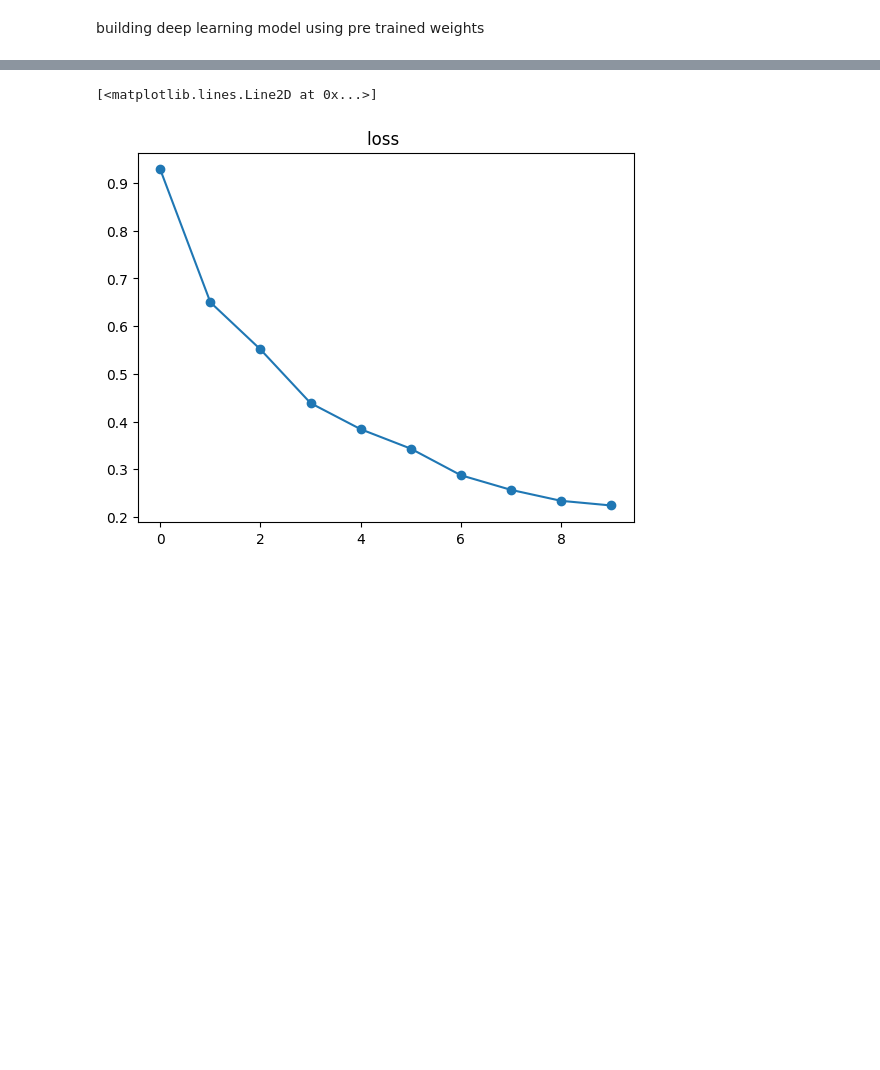
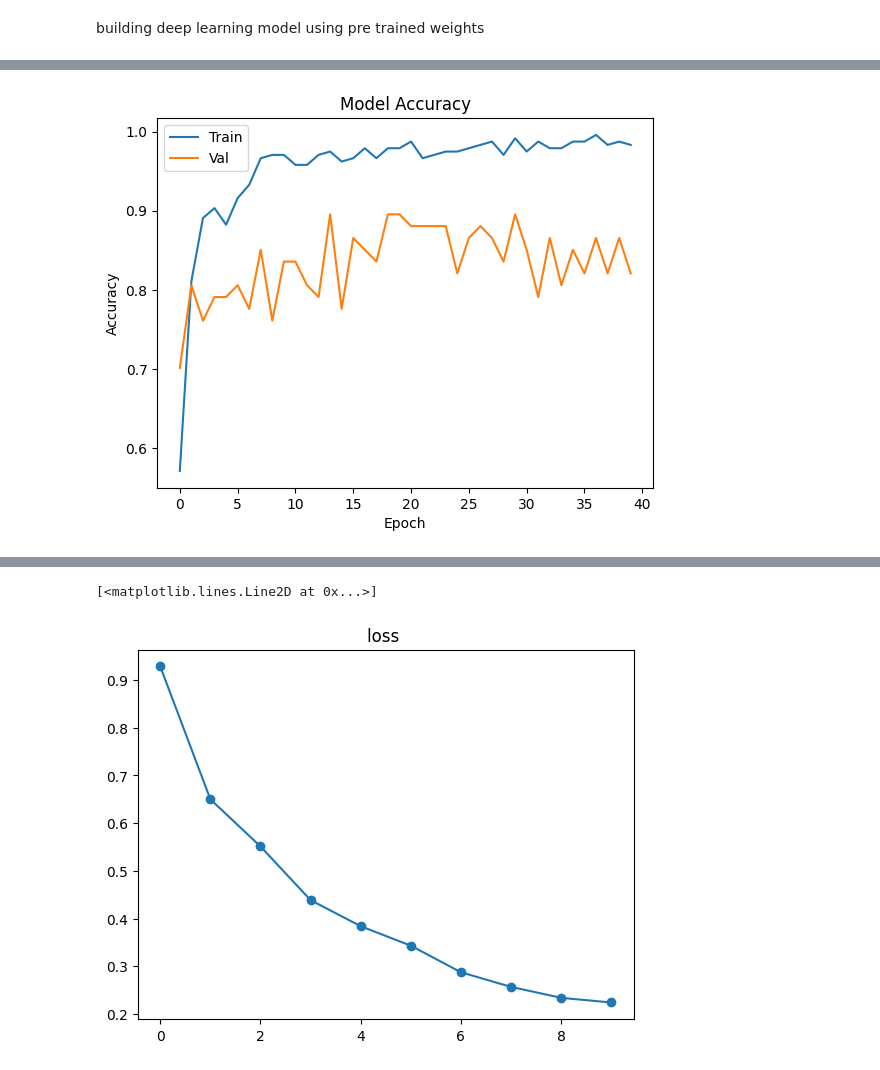
Before and after one commit to sanjay7178/WeedsBostonTrain, a Jupyter notebook: Boston_RESNET_final_notebook_submission.ipynb, the cells around one changed output, grey strips where cells are left out. Drawn from its saved outputs; the diff is of its cells as text; code cells hidden in the pictures; blank space fills up the shorter version.

```diff
--- a/Boston_RESNET_final_notebook_submission.ipynb
+++ b/Boston_RESNET_final_notebook_submission.ipynb
@@ -91,2 +102,2 @@ from keras.applications.mobilenet_v2 import MobileNetV2
 # %%
-mobilenet = MobileNetV2(include_top=False, weights='imagenet', input_shape=image_size)
+mbnet = MobileNetV2(include_top=False, weights='imagenet', input_shape=(224,224,3))
@@ -96,4 +104,5 @@ Downloading data from https://storage.googleapis.com/tensorflow/keras-applicatio
 # %%
-for layer in mobilenet.layers:
+mbnet.trainable=True
+for layer in mbnet.layers:
     layer.trainable = False
 # %%
@@ -122,15 +131,19 @@ from keras.layers import Dense, GlobalAveragePooling2D, Flatten
 from keras.layers import Dense, Flatten, Conv2D, MaxPooling2D, Activation, BatchNormalization, Dropout , GlobalAveragePooling2D
 # %%
 model = Sequential([
-    mobilenet,
+    mbnet,
+    GlobalAveragePooling2D(),
+    Dense(200, activation='relu'),
+     BatchNormalization(),
+    Dense(3, activation='softmax')
+
     # GlobalAveragePooling2D(),
-    # Dense(200, activation='relu'),
-    # Dense(3, activation='softmax')
-    GlobalAveragePooling2D(),
-    BatchNormalization(),
-    Dense(256,activation='relu'),
-    BatchNormalization(),
-    Dense(200,activation='softmax')
+    # BatchNormalization(),
+    # Dense(256,activation='relu'),
+    # BatchNormalization(),
+    # Dense(200,activation='relu'),
+    # BatchNormalization(),
+    # Dense(3,activation='softmax')
 ])
 # %%
 model.summary()
@@ -166,8 +179,8 @@ from PIL import Image
 # %%
 history = model.fit(
     train_data,
-    validation_data=test_data,
-    epochs=25,
-    batch_size=128, validation_split=0.20
+    validation_data=val_data,
+    epochs=40,
+    batch_size=128,
 )
 # %% [output]
@@ -174,0 +204,11 @@ Epoch 1/25
+# %%
+# draw graph for train and validation accuracy
+plt.plot(history.history['accuracy'])
+plt.plot(history.history['val_accuracy'])
+plt.title('Model Accuracy')
+plt.ylabel('Accuracy')
+plt.xlabel('Epoch')
+plt.legend(['Train', 'Val'], loc='upper left')
+plt.show()
+# %% [output]
+[figure, added]
```
Also changed, not shown: parts of 18 cells of this notebook.
